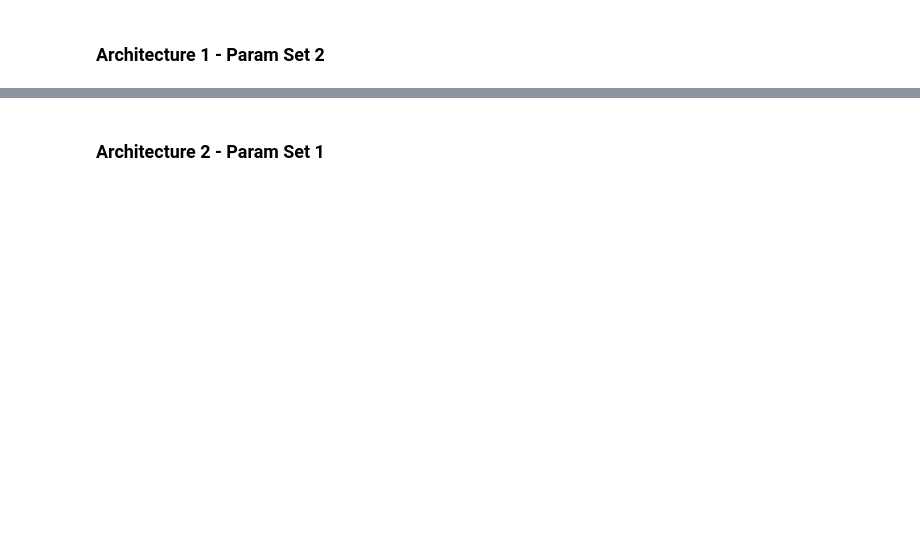
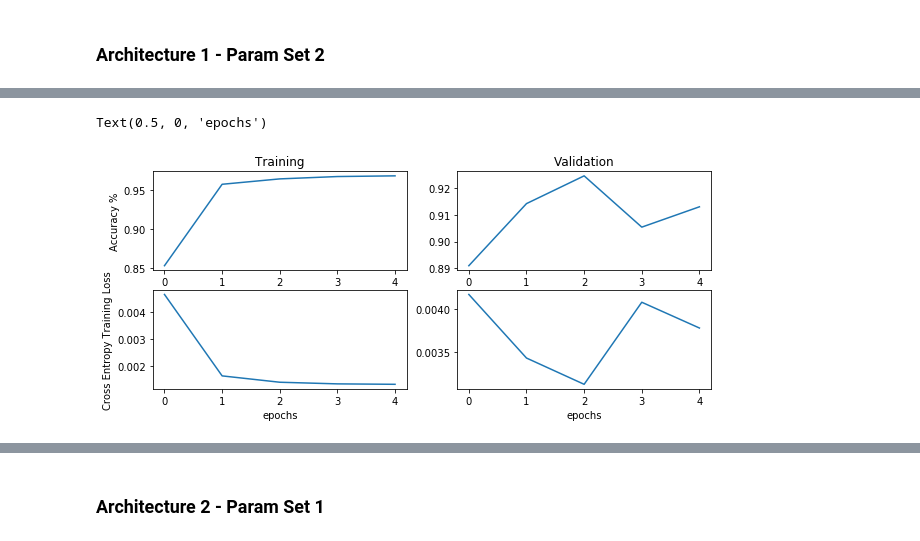
Before and after one commit to liamlows/CS5324-ML_Python, a Jupyter notebook: Lab6/Lab6-init.ipynb, the cells around one changed output, grey strips where cells are left out. Drawn from its saved outputs; the diff is of its cells as text; code cells hidden in the pictures; blank space fills up the shorter version.

```diff
--- a/Lab6/Lab6-init.ipynb
+++ b/Lab6/Lab6-init.ipynb
@@ -315,21 +327,24 @@ cnn2_hist = cnn2.fit(X_train_tr, y_train_ohe_tr,
 # %%
 plt.figure(figsize=(10,4))
 plt.subplot(2,2,1)
-plt.plot(cnn2_hist['acc'])
+plt.plot(cnn2_hist.history['accuracy'])
 
 plt.ylabel('Accuracy %')
 plt.title('Training')
 plt.subplot(2,2,2)
-plt.plot(cnn2_hist['val_acc'])
+plt.plot(cnn2_hist.history['val_accuracy'])
 plt.title('Validation')
 
 plt.subplot(2,2,3)
-plt.plot(cnn2_hist['loss'])
+plt.plot(cnn2_hist.history['loss'])
 plt.ylabel('Cross Entropy Training Loss')
 plt.xlabel('epochs')
 
 plt.subplot(2,2,4)
-plt.plot(cnn2_hist['val_loss'])
+plt.plot(cnn2_hist.history['val_loss'])
 plt.xlabel('epochs')
+# %% [output]
+Text(0.5, 0, 'epochs')
+[figure, added]
 # %%
 cnn_heatmap(cnn2,X_test_tr,y_test_tr)
```
Also changed, not shown: parts of 28 cells of this notebook.
